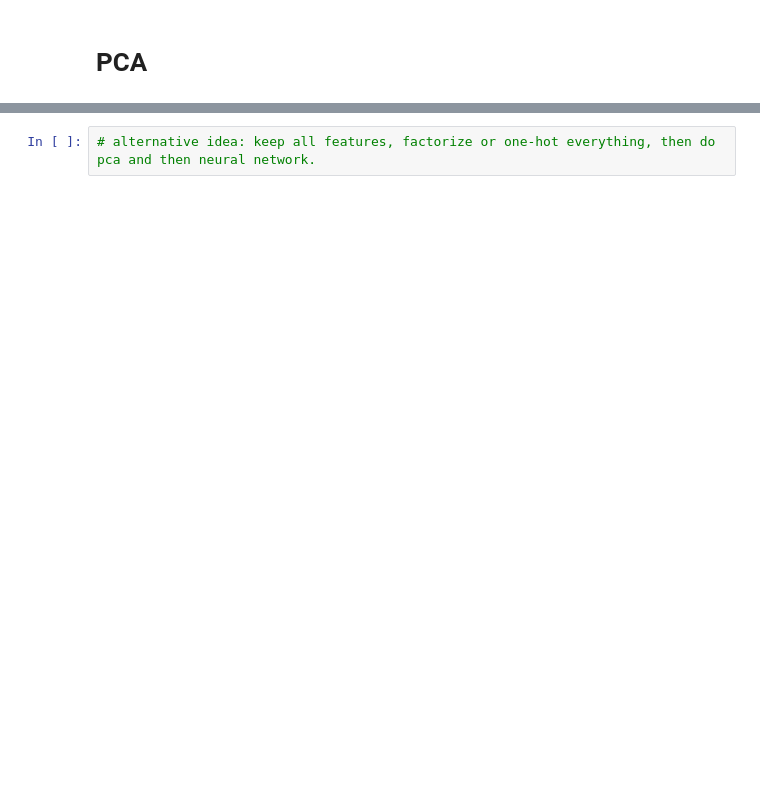
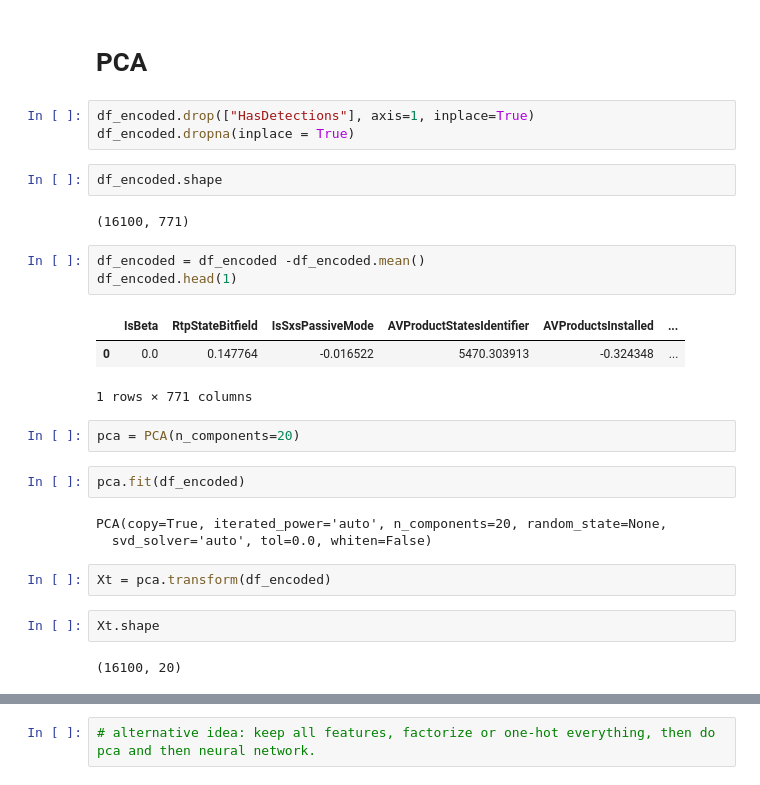
Before and after one commit to mathee/classification, a Jupyter notebook: explore.ipynb, the cells around one changed output, grey strips where cells are left out. Drawn from its saved outputs; the diff is of its cells as text; blank space fills up the shorter version.

```diff
--- a/explore.ipynb
+++ b/explore.ipynb
@@ -214,2 +215,29 @@ df_encoded.head(5)
 # %% [markdown]
 # PCA
+# %%
+df_encoded.drop(["HasDetections"], axis=1, inplace=True)
+df_encoded.dropna(inplace = True)
+# %%
+df_encoded.shape
+# %% [output]
+(16100, 771)
+# %%
+df_encoded = df_encoded -df_encoded.mean()
+df_encoded.head(1)
+# %% [output]
+|  | IsBeta | RtpStateBitfield | IsSxsPassiveMode | AVProductStatesIdentifier | AVProductsInstalled | ... |
+| 0 | 0.0 | 0.147764 | -0.016522 | 5470.303913 | -0.324348 | ... |
+1 rows × 771 columns
+# %%
+pca = PCA(n_components=20)
+# %%
+pca.fit(df_encoded)
+# %% [output]
+PCA(copy=True, iterated_power='auto', n_components=20, random_state=None,
+  svd_solver='auto', tol=0.0, whiten=False)
+# %%
+Xt = pca.transform(df_encoded)
+# %%
+Xt.shape
+# %% [output]
+(16100, 20)
```
Also changed, not shown: parts of 4 cells of this notebook, 4 other files.
